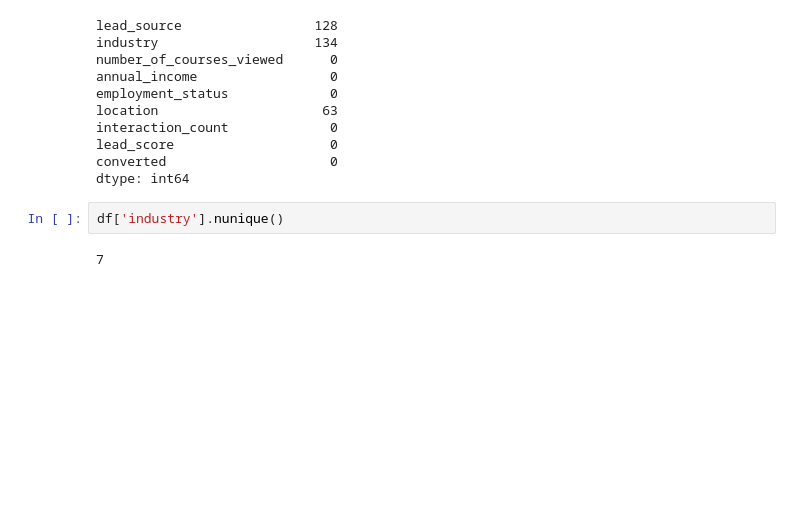
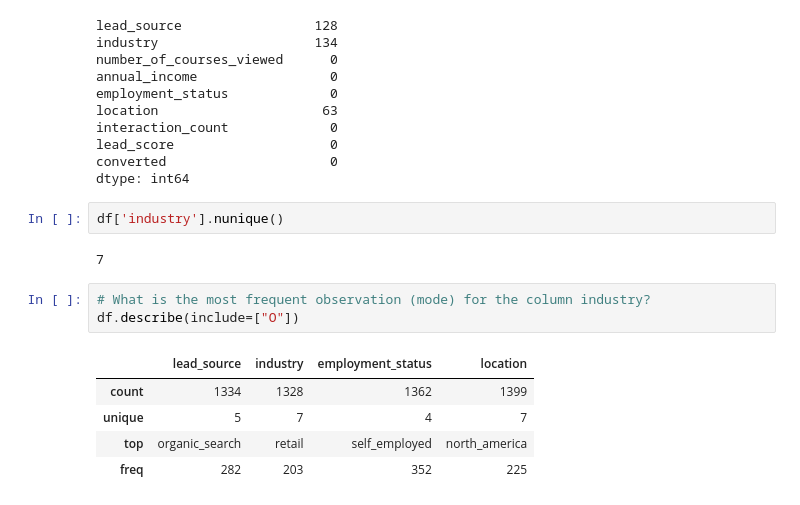
Before and after one commit to OluchiTheAnalyst/My-Machine-Learning-Zoom-camp-Journey, a Jupyter notebook: 03-Classification/Homework_3.ipynb, the cells around one changed output. Saved outputs shown, nothing was run; the diff lists cells and outputs as text; blank space fills up the shorter version.

```diff
--- a/03-Classification/Homework_3.ipynb
+++ b/03-Classification/Homework_3.ipynb
@@ -92,3 +97,12 @@ dtype: int64
 df['industry'].nunique()
 # %% [output]
 7
+# %%
+# What is the most frequent observation (mode) for the column industry?
+df.describe(include=["O"])
+# %% [output]
+|  | lead_source | industry | employment_status | location |
+| count | 1334 | 1328 | 1362 | 1399 |
+| unique | 5 | 7 | 4 | 7 |
+| top | organic_search | retail | self_employed | north_america |
+| freq | 282 | 203 | 352 | 225 |
```
Also changed, not shown: parts of 33 cells of this notebook.
